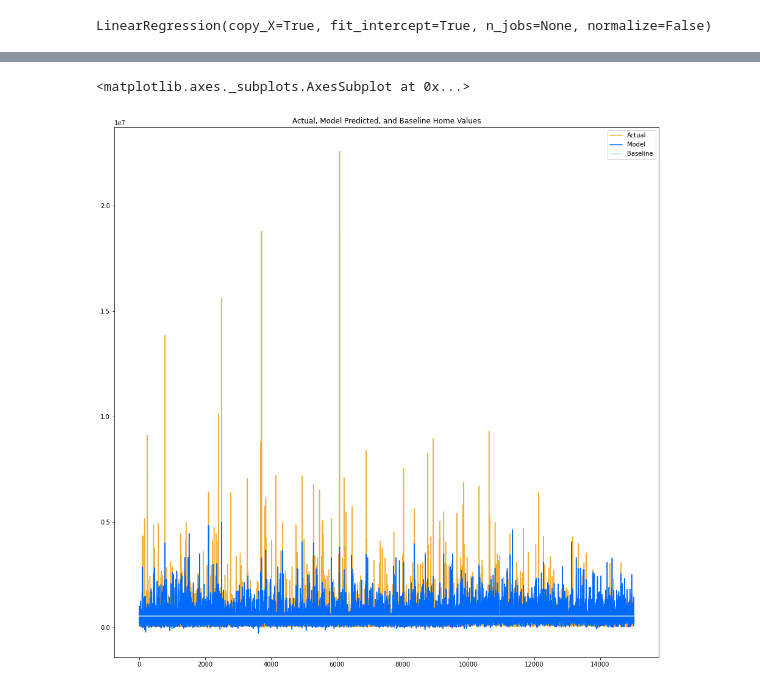
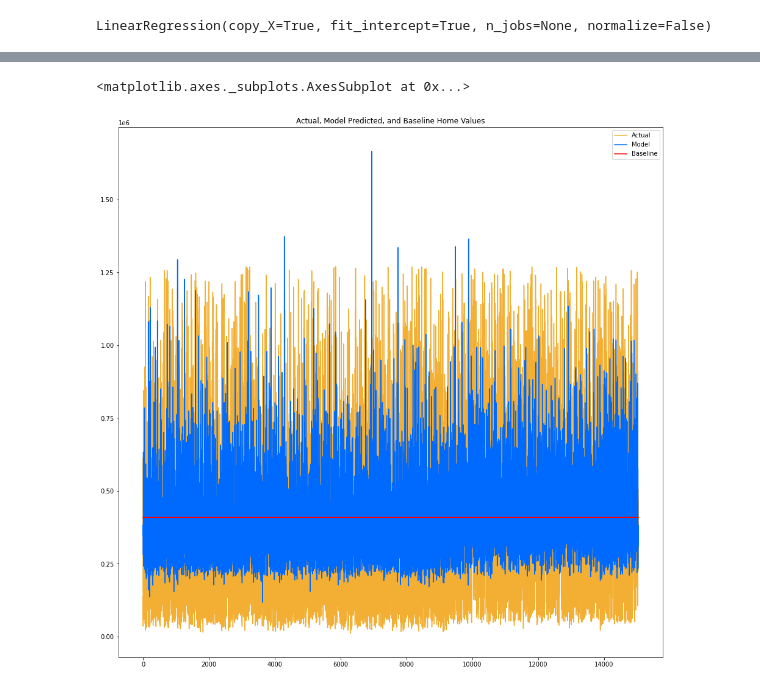
Before and after one commit to yvonneking1/zillow_project, a Jupyter notebook: zillow_scratchpad.ipynb, the cells around one changed output, grey strips where cells are left out. Cells and saved outputs as stored; diff of their text form; code cells hidden in the pictures.

```diff
--- a/zillow_scratchpad.ipynb
+++ b/zillow_scratchpad.ipynb
@@ -230,0 +267,2 @@ Name: county_name, dtype: int64
+# %%
+zillow["is_outlier"] = zillow.assessed_tax_value > zillow.upper_limit
@@ -230,0 +281,2 @@ Name: county_name, dtype: int64
+# %%
+zillow.is_outlier.replace(True, np.nan, inplace=True)
@@ -230,0 +287,2 @@ Name: county_name, dtype: int64
+# %%
+zillow.dropna(inplace=True)
@@ -231,3 +301,5 @@ Name: county_name, dtype: int64
+# %%
+zillow.drop(columns=["upper_limit", "is_outlier"], inplace=True)
 # %% [markdown]
 ## Distribution of Tax Rates
 # %%
@@ -581,12 +653,12 @@ plt.show()
 # %%
 plt.figure(figsize=(16, 16))
 plt.title("Actual, Model Predicted, and Baseline Home Values")
 sns.lineplot(data=predictions.actual, label="Actual", c="#f2af34ff")
 sns.lineplot(data=predictions.sqft_nbath_nbed_lm, label="Model", c="#006AFF")
-sns.lineplot(data=predictions.baseline, label="Baseline", c="#cae4f1ff")
+sns.lineplot(data=predictions.baseline, label="Baseline", c="red")
 # %% [output]
 <matplotlib.axes._subplots.AxesSubplot at 0x...>
-[figure, old version]
+[figure, new version]
 # %%
 plt.figure(figsize=(16, 16))
 
```
Also changed, not shown: parts of 42 cells of this notebook.
